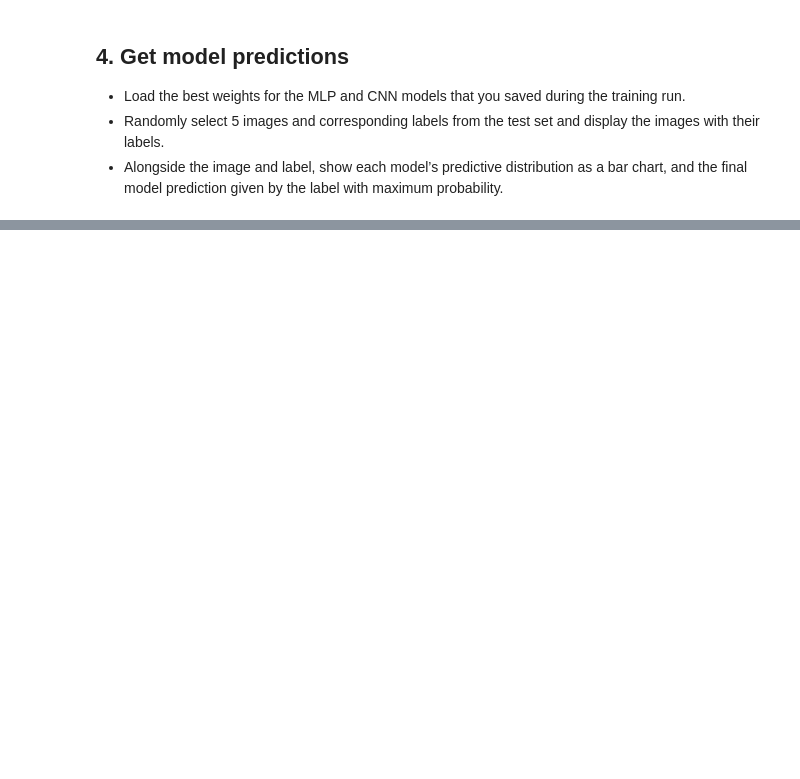
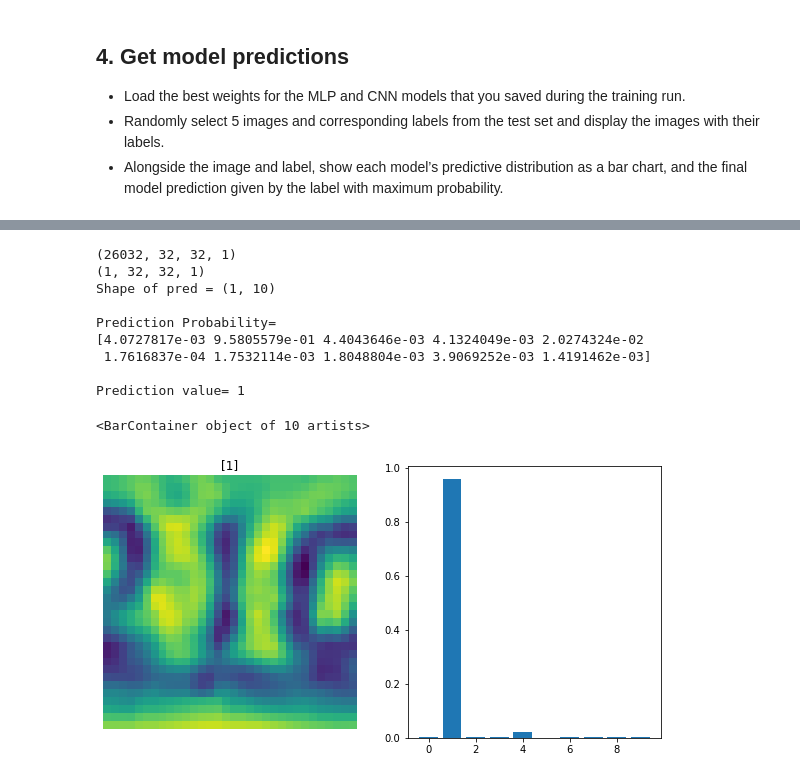
Before and after one commit to ravitata/tensorflow2, a Jupyter notebook: c1w5_Capstone_Project.ipynb, the cells around one changed output, grey strips where cells are left out. Saved outputs shown, nothing was run; the diff lists cells and outputs as text; code cells hidden in the pictures; blank space fills up the shorter version.

```diff
--- a/c1w5_Capstone_Project.ipynb
+++ b/c1w5_Capstone_Project.ipynb
@@ -249,0 +352,16 @@ df[['val_loss', 'val_accuracy']].plot()
+# %%
+def get_mlp_model_best_epoch(model):
+    """
+    This function should create a new instance of the CNN you created earlier, load
+    on the weights leading to the highest validation accuracy, and return this model.
+    """
+    model.load_weights('/content/sample_data/checkpoints/mlp/best_epoch/checkpoint')
+    return model
+
+def get_cnn_model_best_epoch(model):
+    """
+    This function should create a new instance of the CNN you created earlier, load
+    on the weights leading to the highest validation accuracy, and return this model.
+    """
+    model.load_weights('/content/sample_data/checkpoints/cnn/best_epoch/checkpoint')
+    return model
@@ -249,0 +391,36 @@ df[['val_loss', 'val_accuracy']].plot()
+# %%
+img_num = 2
+print(test_X1.shape)
+img = test_X1[img_num,:,:,:]
+img = img[np.newaxis,...]
+print(img.shape)
+
+fig=plt.figure(figsize=(10, 5))
+fig.add_subplot(1, 2, 1)
+
+plt.imshow(img.squeeze())
+plt.title(test_y1[img_num,:])
+plt.axis(False)
+
+
+pred = model_mlp.predict(img)
+print('Shape of pred =', pred.shape)
+pred = pred.reshape(10)
+print('\nPrediction Probability=')
+print(pred)
+print('\nPrediction value=', np.argmax(pred))
+
+fig.add_subplot(1, 2, 2)
+plt.bar(np.arange(len(pred)), pred.squeeze())
+# %% [output]
+(26032, 32, 32, 1)
+(1, 32, 32, 1)
+Shape of pred = (1, 10)
+
+Prediction Probability=
+[4.0727817e-03 9.5805579e-01 4.4043646e-03 4.1324049e-03 2.0274324e-02
+ 1.7616837e-04 1.7532114e-03 1.8048804e-03 3.9069252e-03 1.4191462e-03]
+
+Prediction value= 1
+<BarContainer object of 10 artists>
+[figure, added]
```
Also changed, not shown: parts of 20 cells of this notebook.
